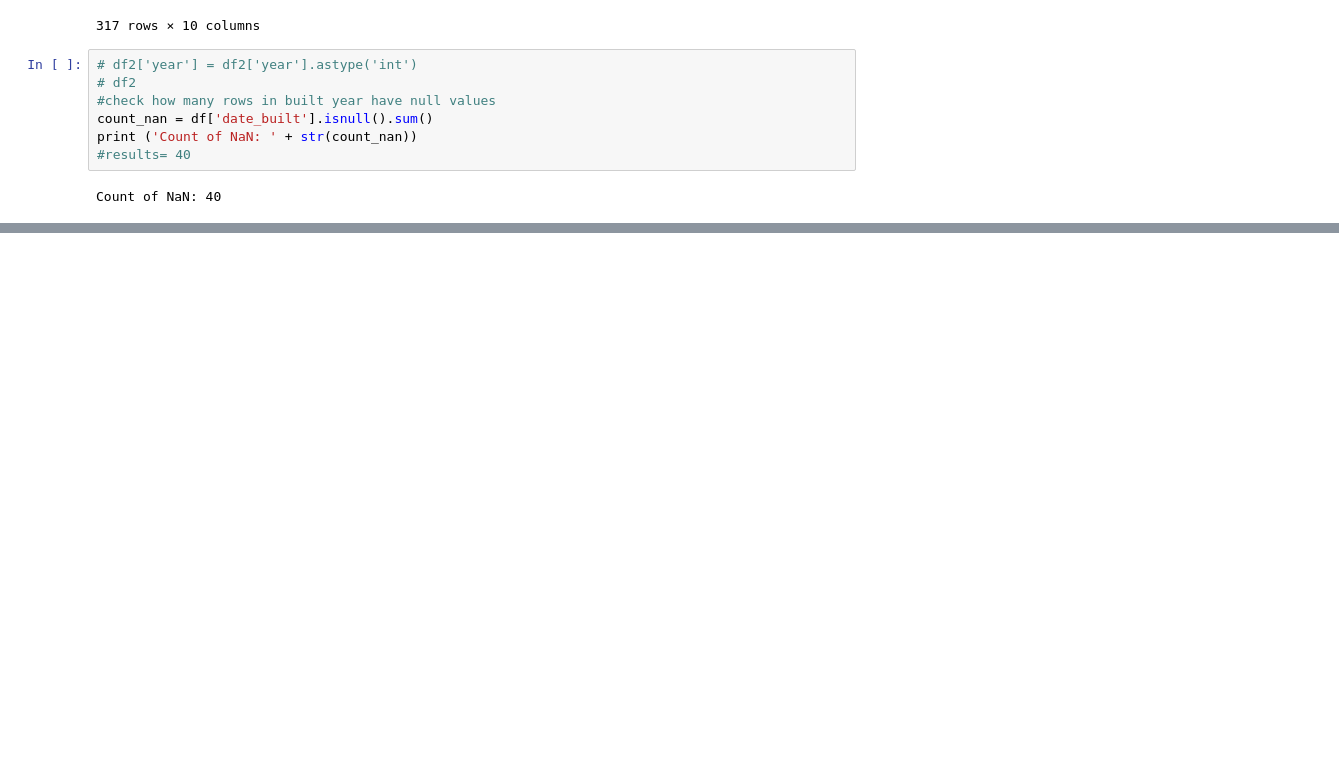
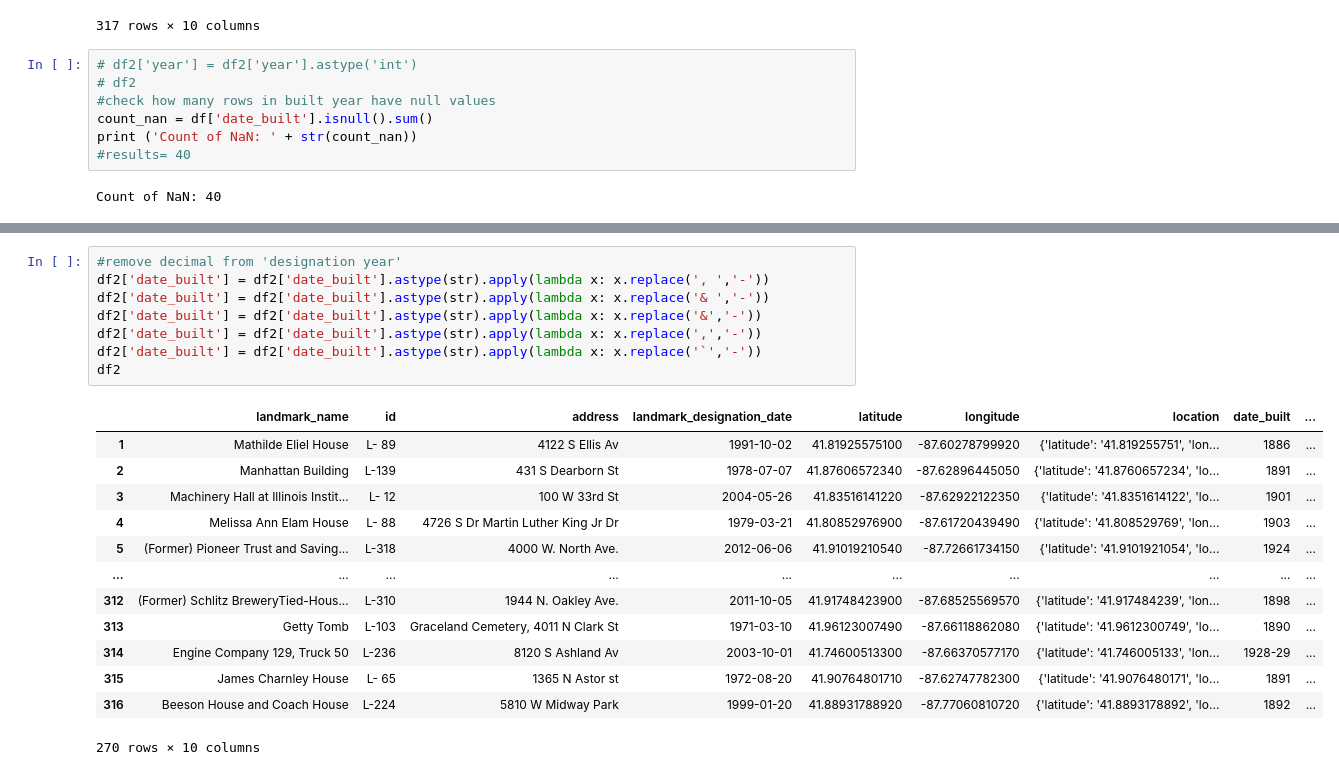
Before and after one commit to liliana-ilut/chicago-landmarks, a Jupyter notebook: data.ipynb, the cells around one changed output, grey strips where cells are left out. Saved outputs shown, nothing was run; the diff lists cells and outputs as text; blank space fills up the shorter version.

```diff
--- a/data.ipynb
+++ b/data.ipynb
@@ -118,2 +116,24 @@ dtype: int64
+# %%
+#remove decimal from 'designation year'
+df2['date_built'] = df2['date_built'].astype(str).apply(lambda x: x.replace(', ','-'))
+df2['date_built'] = df2['date_built'].astype(str).apply(lambda x: x.replace('& ','-'))
+df2['date_built'] = df2['date_built'].astype(str).apply(lambda x: x.replace('&','-'))
+df2['date_built'] = df2['date_built'].astype(str).apply(lambda x: x.replace(',','-'))
+df2['date_built'] = df2['date_built'].astype(str).apply(lambda x: x.replace('`','-'))
+df2
+# %% [output]
+|  | landmark_name | id | address | landmark_designation_date | latitude | longitude | location | date_built | ... |
+| 1 | Mathilde Eliel House | L- 89 | 4122 S Ellis Av | 1991-10-02 | 41.81925575100 | -87.60278799920 | {'latitude': '41.819255751', 'lon... | 1886 | ... |
+| 2 | Manhattan Building | L-139 | 431 S Dearborn St | 1978-07-07 | 41.87606572340 | -87.62896445050 | {'latitude': '41.8760657234', 'lo... | 1891 | ... |
+| 3 | Machinery Hall at Illinois Instit... | L- 12 | 100 W 33rd St | 2004-05-26 | 41.83516141220 | -87.62922122350 | {'latitude': '41.8351614122', 'lo... | 1901 | ... |
+| 4 | Melissa Ann Elam House | L- 88 | 4726 S Dr Martin Luther King Jr Dr | 1979-03-21 | 41.80852976900 | -87.61720439490 | {'latitude': '41.808529769', 'lon... | 1903 | ... |
+| 5 | (Former) Pioneer Trust and Saving... | L-318 | 4000 W. North Ave. | 2012-06-06 | 41.91019210540 | -87.72661734150 | {'latitude': '41.9101921054', 'lo... | 1924 | ... |
+| ... | ... | ... | ... | ... | ... | ... | ... | ... | ... |
+| 312 | (Former) Schlitz BreweryTied-Hous... | L-310 | 1944 N. Oakley Ave. | 2011-10-05 | 41.91748423900 | -87.68525569570 | {'latitude': '41.917484239', 'lon... | 1898 | ... |
+| 313 | Getty Tomb | L-103 | Graceland Cemetery, 4011 N Clark St | 1971-03-10 | 41.96123007490 | -87.66118862080 | {'latitude': '41.9612300749', 'lo... | 1890 | ... |
+| 314 | Engine Company 129, Truck 50 | L-236 | 8120 S Ashland Av | 2003-10-01 | 41.74600513300 | -87.66370577170 | {'latitude': '41.746005133', 'lon... | 1928-29 | ... |
+| 315 | James Charnley House | L- 65 | 1365 N Astor st | 1972-08-20 | 41.90764801710 | -87.62747782300 | {'latitude': '41.9076480171', 'lo... | 1891 | ... |
+| 316 | Beeson House and Coach House | L-224 | 5810 W Midway Park | 1999-01-20 | 41.88931788920 | -87.77060810720 | {'latitude': '41.8893178892', 'lo... | 1892 | ... |
+270 rows × 10 columns
 # %%
 #split the date_built column
```
Also changed, not shown: parts of 25 cells of this notebook.
